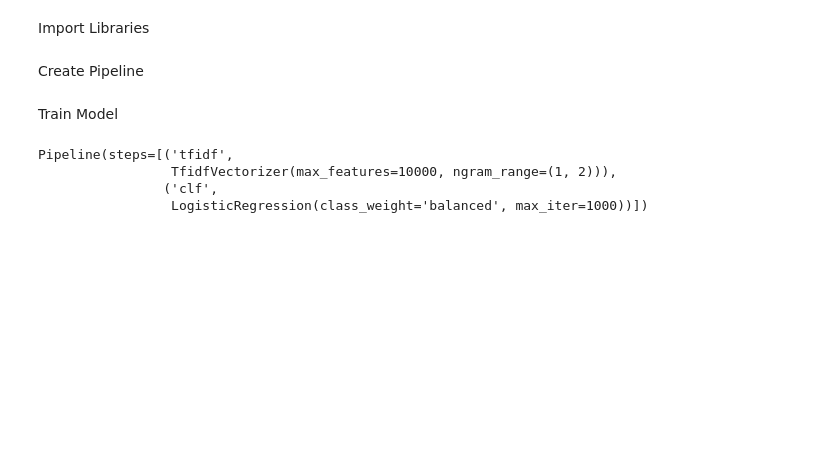
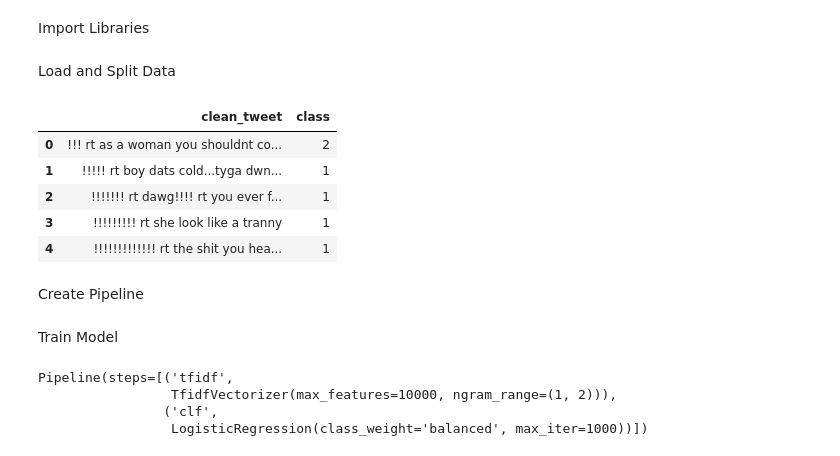
Before and after one commit to CA-JunPark/mini-project-9, a Jupyter notebook: notebooks/02_baseline.ipynb, the cells around one changed output. Saved outputs shown, nothing was run; the diff lists cells and outputs as text; code cells hidden in the pictures; blank space fills up the shorter version.

```diff
--- a/notebooks/02_baseline.ipynb
+++ b/notebooks/02_baseline.ipynb
@@ -6,0 +12,12 @@ from sklearn.pipeline import Pipeline
+# %% [markdown]
+Load and Split Data
+# %%
+df = pd.read_csv("../data/data_cleaned.csv").dropna()
+df.head()
+# %% [output]
+|  | clean_tweet | class |
+| 0 | !!! rt as a woman you shouldnt co... | 2 |
+| 1 | !!!!! rt boy dats cold...tyga dwn... | 1 |
+| 2 | !!!!!!! rt dawg!!!! rt you ever f... | 1 |
+| 3 | !!!!!!!!! rt she look like a tranny | 1 |
+| 4 | !!!!!!!!!!!!! rt the shit you hea... | 1 |
```
Also changed, not shown: parts of 17 cells of this notebook, 14 other files.
